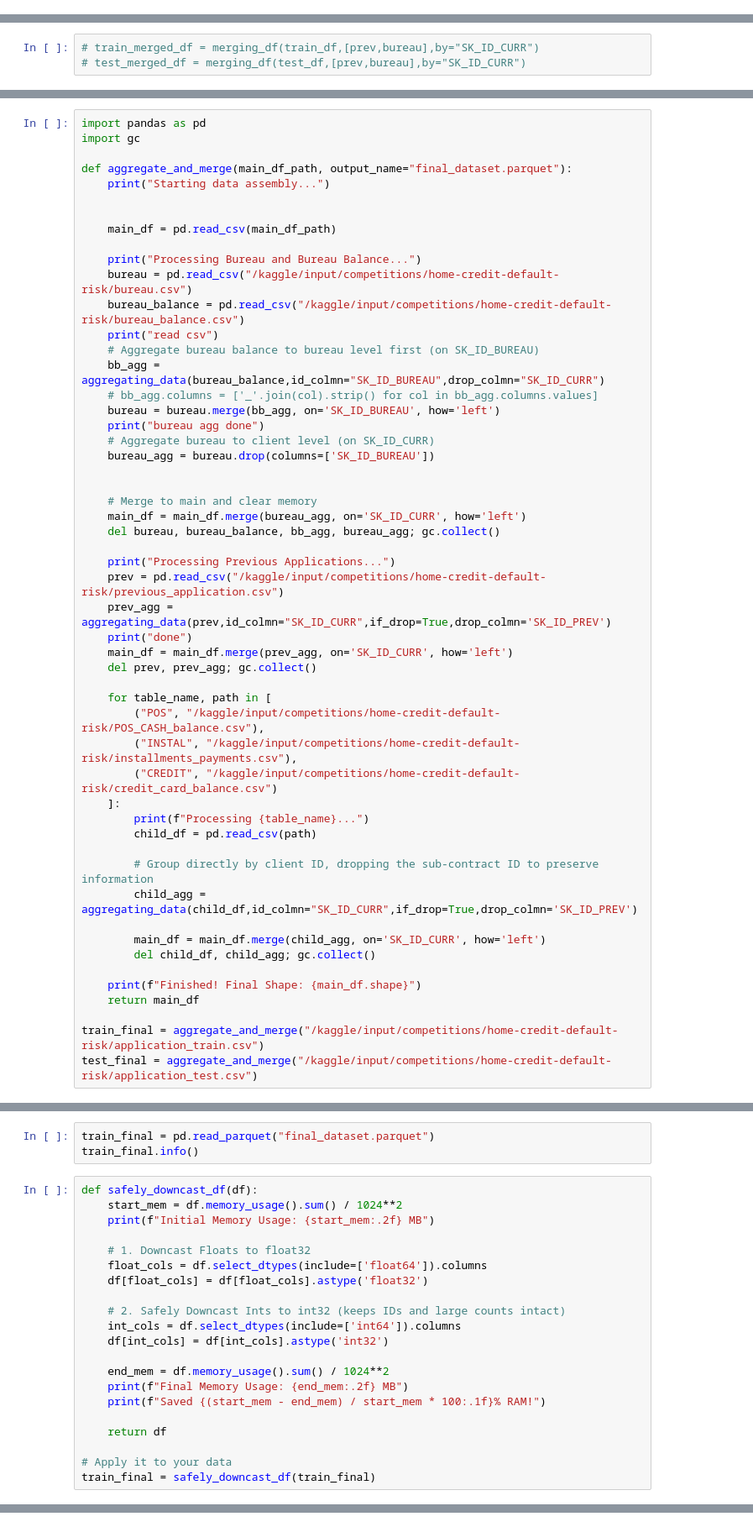
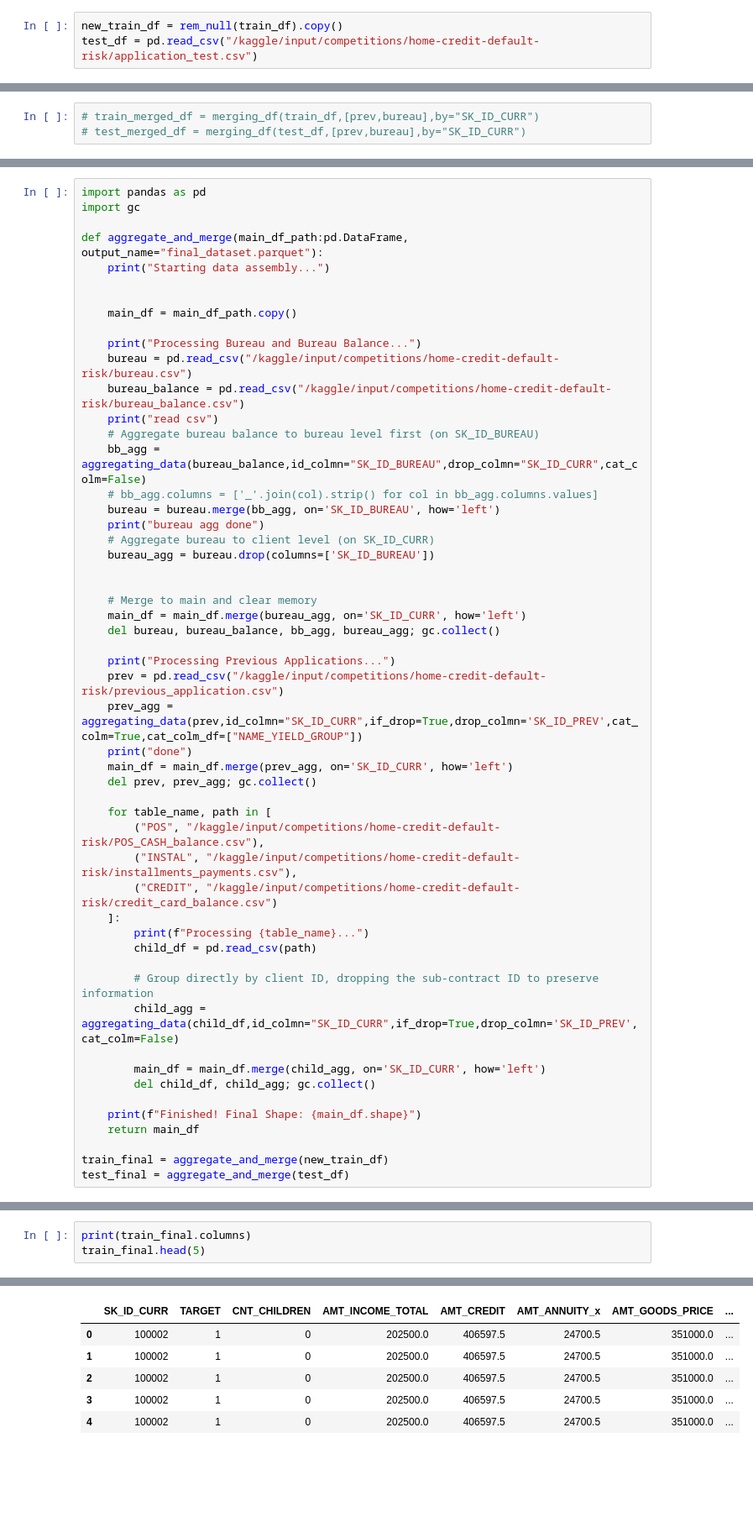
Before and after one commit to Sunny-Kumar-1/Loan-Default-Predictor, a Jupyter notebook: notebook.ipynb, the cells around one changed output, grey strips where cells are left out. Shown at 84% size. Saved outputs shown, nothing was run; the diff lists cells and outputs as text; blank space fills up the shorter version.

```diff
--- a/notebook.ipynb
+++ b/notebook.ipynb
@@ -174,0 +265,3 @@ def merging_df(main_df:pd.DataFrame,
+# %%
+new_train_df = rem_null(train_df).copy()
+test_df = pd.read_csv("/kaggle/input/competitions/home-credit-default-risk/application_test.csv")
@@ -233,18 +367,18 @@ def aggregating_data(df:pd.DataFrame,
 import pandas as pd
 import gc
 
-def aggregate_and_merge(main_df_path, output_name="final_dataset.parquet"):
+def aggregate_and_merge(main_df_path:pd.DataFrame, output_name="final_dataset.parquet"):
     print("Starting data assembly...")
 
 
-    main_df = pd.read_csv(main_df_path)
+    main_df = main_df_path.copy()
 
     print("Processing Bureau and Bureau Balance...")
     bureau = pd.read_csv("/kaggle/input/competitions/home-credit-default-risk/bureau.csv")
     bureau_balance = pd.read_csv("/kaggle/input/competitions/home-credit-default-risk/bureau_balance.csv")
     print("read csv")
     # Aggregate bureau balance to bureau level first (on SK_ID_BUREAU)
-    bb_agg = aggregating_data(bureau_balance,id_colmn="SK_ID_BUREAU",drop_colmn="SK_ID_CURR")
+    bb_agg = aggregating_data(bureau_balance,id_colmn="SK_ID_BUREAU",drop_colmn="SK_ID_CURR",cat_colm=False)
     # bb_agg.columns = ['_'.join(col).strip() for col in bb_agg.columns.values]
     bureau = bureau.merge(bb_agg, on='SK_ID_BUREAU', how='left')
     print("bureau agg done")
@@ -258,7 +392,7 @@ def aggregate_and_merge(main_df_path, output_name="final_dataset.parquet"):
 
     print("Processing Previous Applications...")
     prev = pd.read_csv("/kaggle/input/competitions/home-credit-default-risk/previous_application.csv")
-    prev_agg = aggregating_data(prev,id_colmn="SK_ID_CURR",if_drop=True,drop_colmn='SK_ID_PREV')
+    prev_agg = aggregating_data(prev,id_colmn="SK_ID_CURR",if_drop=True,drop_colmn='SK_ID_PREV',cat_colm=True,cat_colm_df=["NAME_YIELD_GROUP"])
     print("done")
     main_df = main_df.merge(prev_agg, on='SK_ID_CURR', how='left')
     del prev, prev_agg; gc.collect()
@@ -272,7 +406,7 @@ def aggregate_and_merge(main_df_path, output_name="final_dataset.parquet"):
         child_df = pd.read_csv(path)
 
         # Group directly by client ID, dropping the sub-contract ID to preserve information
-        child_agg = aggregating_data(child_df,id_colmn="SK_ID_CURR",if_drop=True,drop_colmn='SK_ID_PREV')
+        child_agg = aggregating_data(child_df,id_colmn="SK_ID_CURR",if_drop=True,drop_colmn='SK_ID_PREV',cat_colm=False)
 
         main_df = main_df.merge(child_agg, on='SK_ID_CURR', how='left')
         del child_df, child_agg; gc.collect()
@@ -280,5 +414,5 @@ def aggregate_and_merge(main_df_path, output_name="final_dataset.parquet"):
     print(f"Finished! Final Shape: {main_df.shape}")
     return main_df
 
-train_final = aggregate_and_merge("/kaggle/input/competitions/home-credit-default-risk/application_train.csv")
-test_final = aggregate_and_merge("/kaggle/input/competitions/home-credit-default-risk/application_test.csv")
+train_final = aggregate_and_merge(new_train_df)
+test_final = aggregate_and_merge(test_df)
@@ -300,24 +437,4 @@ else:
-# %%
-train_final = pd.read_parquet("final_dataset.parquet")
-train_final.info()
-# %%
-def safely_downcast_df(df):
-    start_mem = df.memory_usage().sum() / 1024**2
-    print(f"Initial Memory Usage: {start_mem:.2f} MB")
-
-    # 1. Downcast Floats to float32
-    float_cols = df.select_dtypes(include=['float64']).columns
-    df[float_cols] = df[float_cols].astype('float32')
-
-    # 2. Safely Downcast Ints to int32 (keeps IDs and large counts intact)
-    int_cols = df.select_dtypes(include=['int64']).columns
-    df[int_cols] = df[int_cols].astype('int32')
-
-    end_mem = df.memory_usage().sum() / 1024**2
-    print(f"Final Memory Usage: {end_mem:.2f} MB")
-    print(f"Saved {(start_mem - end_mem) / start_mem * 100:.1f}% RAM!")
-
-    return df
-
-# Apply it to your data
-train_final = safely_downcast_df(train_final)
+# %%
+print(train_final.columns)
+train_final.head(5)
+# %% [output]
@@ -323,0 +451,6 @@ train_final = safely_downcast_df(train_final)
+|  | SK_ID_CURR | TARGET | CNT_CHILDREN | AMT_INCOME_TOTAL | AMT_CREDIT | AMT_ANNUITY_x | AMT_GOODS_PRICE | ... |
+| 0 | 100002 | 1 | 0 | 202500.0 | 406597.5 | 24700.5 | 351000.0 | ... |
+| 1 | 100002 | 1 | 0 | 202500.0 | 406597.5 | 24700.5 | 351000.0 | ... |
+| 2 | 100002 | 1 | 0 | 202500.0 | 406597.5 | 24700.5 | 351000.0 | ... |
+| 3 | 100002 | 1 | 0 | 202500.0 | 406597.5 | 24700.5 | 351000.0 | ... |
+| 4 | 100002 | 1 | 0 | 202500.0 | 406597.5 | 24700.5 | 351000.0 | ... |
```
Also changed, not shown: parts of 52 cells of this notebook.
